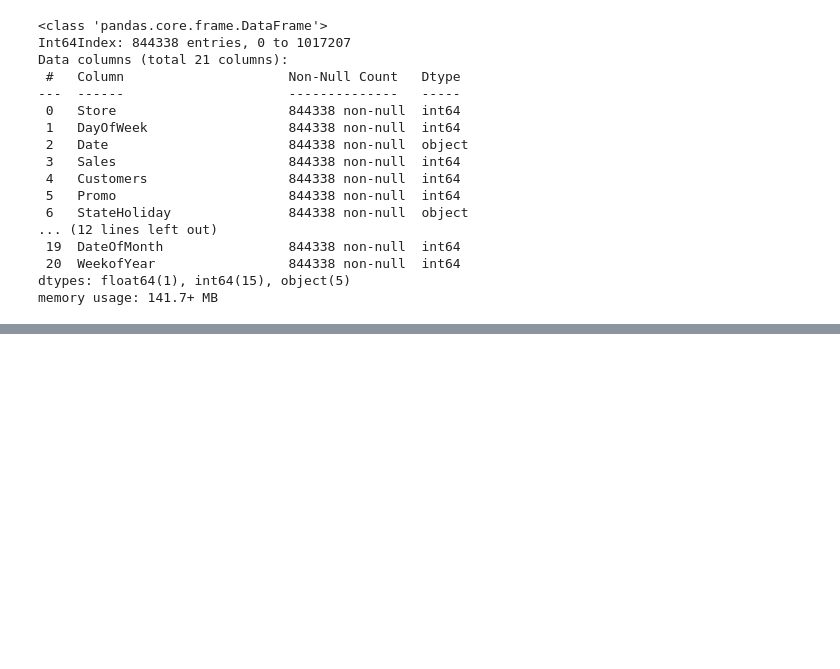
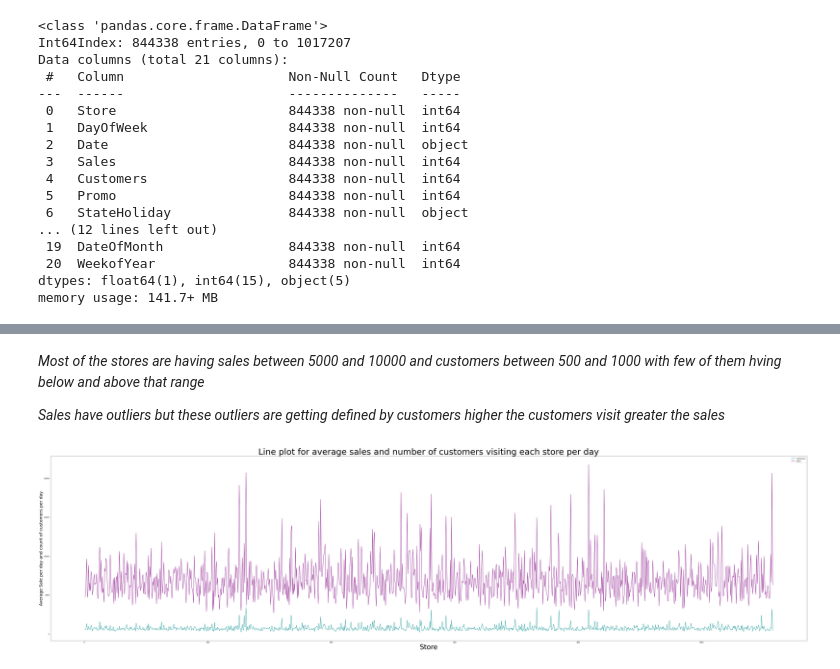
Before and after one commit to kiranmahara9600/Rossmann-Sales-Prediction, a Jupyter notebook: Rossmann_Sales_Prediction.ipynb, the cells around one changed output, grey strips where cells are left out. Drawn from its saved outputs; the diff is of its cells as text; code cells hidden in the pictures; blank space fills up the shorter version.

```diff
--- a/Rossmann_Sales_Prediction.ipynb
+++ b/Rossmann_Sales_Prediction.ipynb
@@ -678,0 +714,17 @@ memory usage: 141.7+ MB
+# %% [markdown]
+*Most of the stores are having sales between 5000 and 10000 and customers between 500 and 1000  with few of them hving below and above that range*
+
+*Sales have outliers but these outliers are getting defined by customers higher the customers visit greater the sales*
+# %%
+#__________________________________________Block 46_______________________________________________________
+
+#line plot for average sale and customer visit per day of each store
+fig = plt.figure(figsize=(80,20))
+axs = fig.gca()  #to get current axes
+rossman_stores_data.groupby('Store').agg({'Customers':'mean','Sales':'mean'}).plot( color=['darkcyan','purple'],ax =axs)  #line plot
+plt.title('Line plot for average sales and number of customers visiting each store per day',fontsize=50)  #title for plot
+plt.xlabel('Store',fontsize=40)
+plt.ylabel('Average Sale per day and count of customers per day',fontsize=25)  #label on y-axis for the plot
+plt.show()
+# %% [output]
+[figure, added]
```
Also changed, not shown: parts of 16 cells of this notebook.
